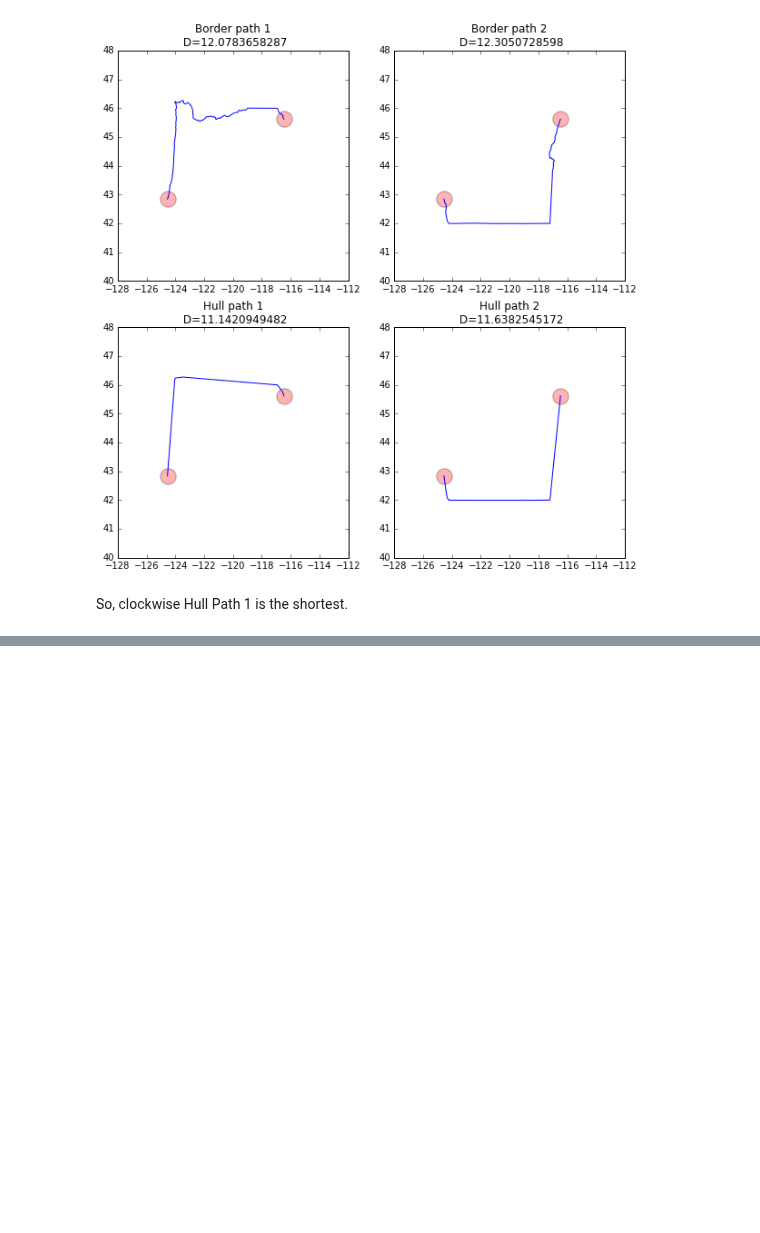
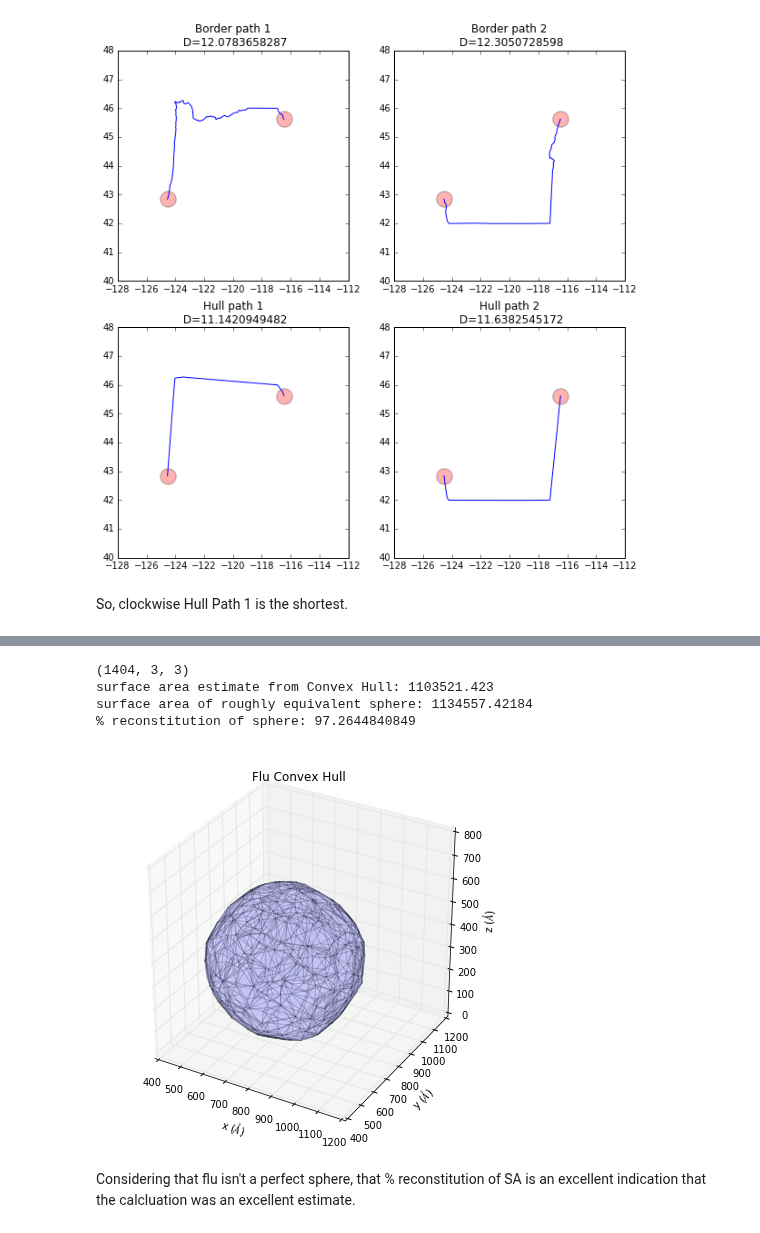
Before and after one commit to tylerjereddy/pycon-2016, a Jupyter notebook: computational_geometry_tutorial.ipynb, the cells around one changed output, grey strips where cells are left out. Saved outputs shown, nothing was run; the diff lists cells and outputs as text; code cells hidden in the pictures; blank space fills up the shorter version.

Commit message:
Added section 3.4.2 convering a nice 3D example of applied usage of scipy.spatial.ConvexHull.

```diff
--- a/computational_geometry_tutorial.ipynb
+++ b/computational_geometry_tutorial.ipynb
@@ -614,0 +642,45 @@ So, clockwise Hull Path 1 is the shortest.
+# %%
+#calculate the 3D convex hull, plot the facets (triangles) of the hull, and sum together their areas to estimate the overall area of the viral surface
+fig_flu_hull = plt.figure()
+ax = fig_flu_hull.add_subplot(111, projection = '3d')
+flu_hull = scipy.spatial.ConvexHull(flu_coords)
+hull_triangle_coords = flu_hull.points[flu_hull.simplices]
+flu_triangles = Poly3DCollection(hull_triangle_coords, alpha = 0.1)
+ax.add_collection3d(flu_triangles)
+ax.set_xlabel('x ($\AA$)')
+ax.set_ylabel('y ($\AA$)')
+ax.set_zlabel('z ($\AA$)')
+ax.set_xlim3d(400,1200)
+ax.set_ylim3d(400,1200)
+ax.set_zlim3d(0,800)
+fig_flu_hull.set_size_inches(7,7)
+ax.set_title('Flu Convex Hull')
+
+print hull_triangle_coords.shape
+#use Heron's formula to calculate triangle surface areas
+total_surface_area = 0
+for triangle in hull_triangle_coords:
+    first_vertex = triangle[0]
+    second_vertex = triangle[1]
+    third_vertex = triangle[2]
+    a = scipy.spatial.distance.euclidean(first_vertex, second_vertex)
+    b = scipy.spatial.distance.euclidean(second_vertex, third_vertex)
+    c = scipy.spatial.distance.euclidean(third_vertex, first_vertex)
+    s = (a + b + c) / 2. #semiperimeter
+    triangle_area = math.sqrt(s * (s - a) * (s - b) * (s - c))
+    total_surface_area += triangle_area
+
+print 'surface area estimate from Convex Hull:', total_surface_area
+#compare again surface area of roughly equivalent sphere
+crude_radius = (flu_coords[...,2].max() - flu_coords[...,2].min()) / 2.
+sphere_SA = 4. * math.pi * (crude_radius ** 2)
+print 'surface area of roughly equivalent sphere:', sphere_SA
+print '% reconstitution of sphere:', total_surface_area / sphere_SA * 100
+# %% [output]
+(1404, 3, 3)
+surface area estimate from Convex Hull: 1103521.423
+surface area of roughly equivalent sphere: 1134557.42184
+% reconstitution of sphere: 97.2644840849
+[figure, added]
+# %% [markdown]
+Considering that flu isn't a perfect sphere, that % reconstitution of SA is an excellent indication that the calcluation was an excellent estimate.
```
Also changed, not shown: parts of 4 cells of this notebook, 1 other file.
